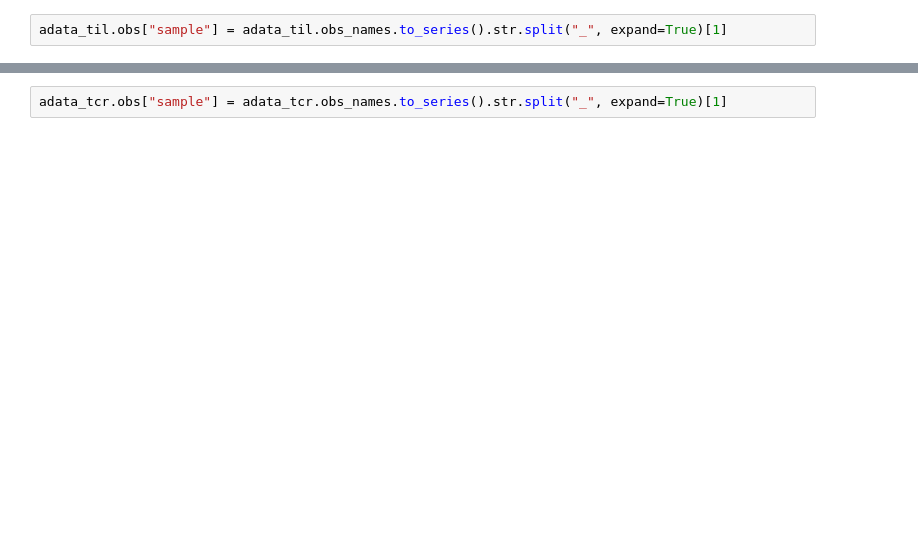
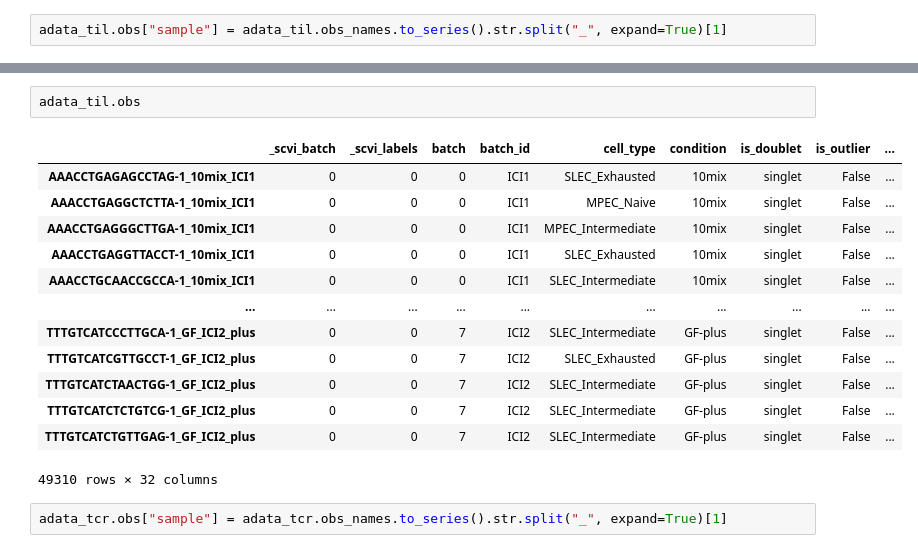
Before and after one commit to ErikaKvalem/honda_microbial_metabolites_2021, a Jupyter notebook: 20_scripts/40_single-cell-sorted-cd8/40_gex_surface_prot/012_tcr_integration.ipynb, the cells around one changed output, grey strips where cells are left out. Cells and saved outputs as stored; diff of their text form; blank space fills up the shorter version.

```diff
--- a/20_scripts/40_single-cell-sorted-cd8/40_gex_surface_prot/012_tcr_integration.ipynb
+++ b/20_scripts/40_single-cell-sorted-cd8/40_gex_surface_prot/012_tcr_integration.ipynb
@@ -108,2 +185,18 @@ adata_til.obs["sample"] = adata_til.obs_names.to_series().str.split("_", expand=
+# %%
+adata_til.obs
+# %% [output]
+|  | _scvi_batch | _scvi_labels | batch | batch_id | cell_type | condition | is_doublet | is_outlier | ... |
+| AAACCTGAGAGCCTAG-1_10mix_ICI1 | 0 | 0 | 0 | ICI1 | SLEC_Exhausted | 10mix | singlet | False | ... |
+| AAACCTGAGGCTCTTA-1_10mix_ICI1 | 0 | 0 | 0 | ICI1 | MPEC_Naive | 10mix | singlet | False | ... |
+| AAACCTGAGGGCTTGA-1_10mix_ICI1 | 0 | 0 | 0 | ICI1 | MPEC_Intermediate | 10mix | singlet | False | ... |
+| AAACCTGAGGTTACCT-1_10mix_ICI1 | 0 | 0 | 0 | ICI1 | SLEC_Exhausted | 10mix | singlet | False | ... |
+| AAACCTGCAACCGCCA-1_10mix_ICI1 | 0 | 0 | 0 | ICI1 | SLEC_Intermediate | 10mix | singlet | False | ... |
+| ... | ... | ... | ... | ... | ... | ... | ... | ... | ... |
+| TTTGTCATCCCTTGCA-1_GF_ICI2_plus | 0 | 0 | 7 | ICI2 | SLEC_Intermediate | GF-plus | singlet | False | ... |
+| TTTGTCATCGTTGCCT-1_GF_ICI2_plus | 0 | 0 | 7 | ICI2 | SLEC_Exhausted | GF-plus | singlet | False | ... |
+| TTTGTCATCTAACTGG-1_GF_ICI2_plus | 0 | 0 | 7 | ICI2 | SLEC_Intermediate | GF-plus | singlet | False | ... |
+| TTTGTCATCTCTGTCG-1_GF_ICI2_plus | 0 | 0 | 7 | ICI2 | SLEC_Intermediate | GF-plus | singlet | False | ... |
+| TTTGTCATCTGTTGAG-1_GF_ICI2_plus | 0 | 0 | 7 | ICI2 | SLEC_Intermediate | GF-plus | singlet | False | ... |
+49310 rows × 32 columns
 # %%
 adata_tcr.obs["sample"] = adata_tcr.obs_names.to_series().str.split("_", expand=True)[1]
```
Also changed, not shown: parts of 37 cells of this notebook.
